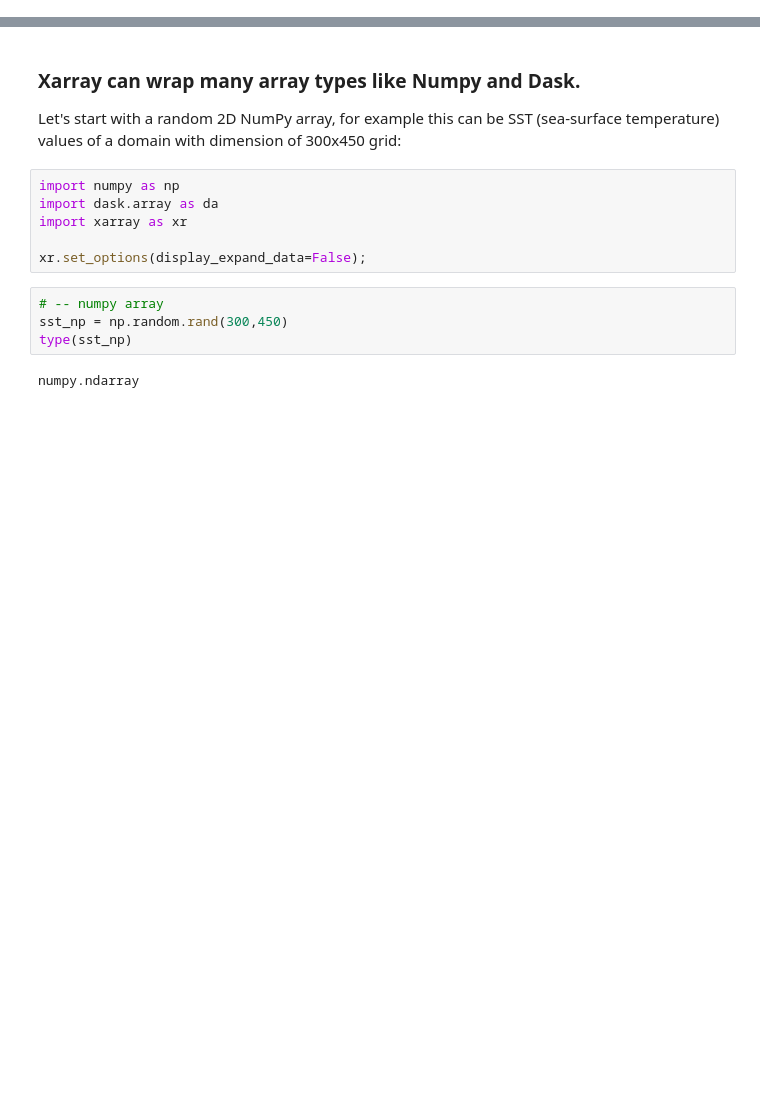
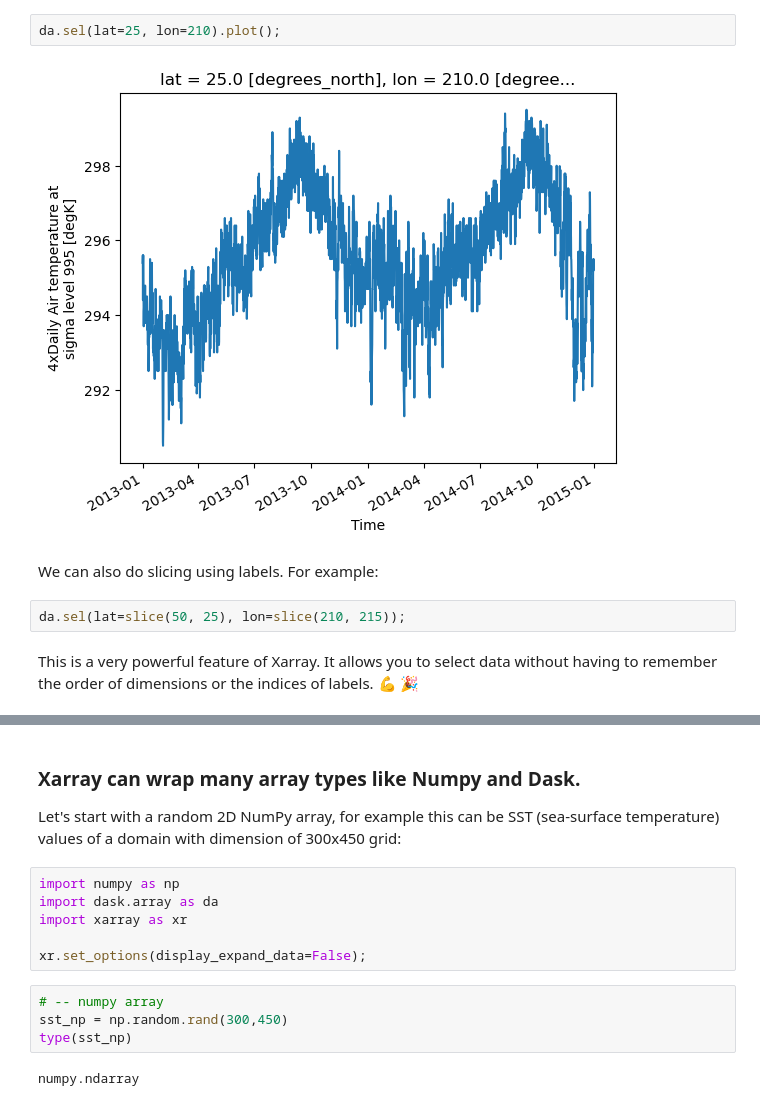
Before and after one commit to NCAR/Xarray-Dask-ESDS-2024, a Jupyter notebook: notebooks/01-xarray-intro.ipynb, the cells around one changed output, grey strips where cells are left out. Drawn from its saved outputs; the diff is of its cells as text; blank space fills up the shorter version.

```diff
--- a/notebooks/01-xarray-intro.ipynb
+++ b/notebooks/01-xarray-intro.ipynb
@@ -219,0 +164,10 @@ Coordinates:
+# %%
+da.sel(lat=25, lon=210).plot();
+# %% [output]
+[figure, added]
+# %% [markdown]
+We can also do slicing using labels. For example:
+# %%
+da.sel(lat=slice(50, 25), lon=slice(210, 215));
+# %% [markdown]
+This is a very powerful feature of Xarray. It allows you to select data without having to remember the order of dimensions or the indices of labels. 💪 🎉
```
Also changed, not shown: parts of 27 cells of this notebook.
